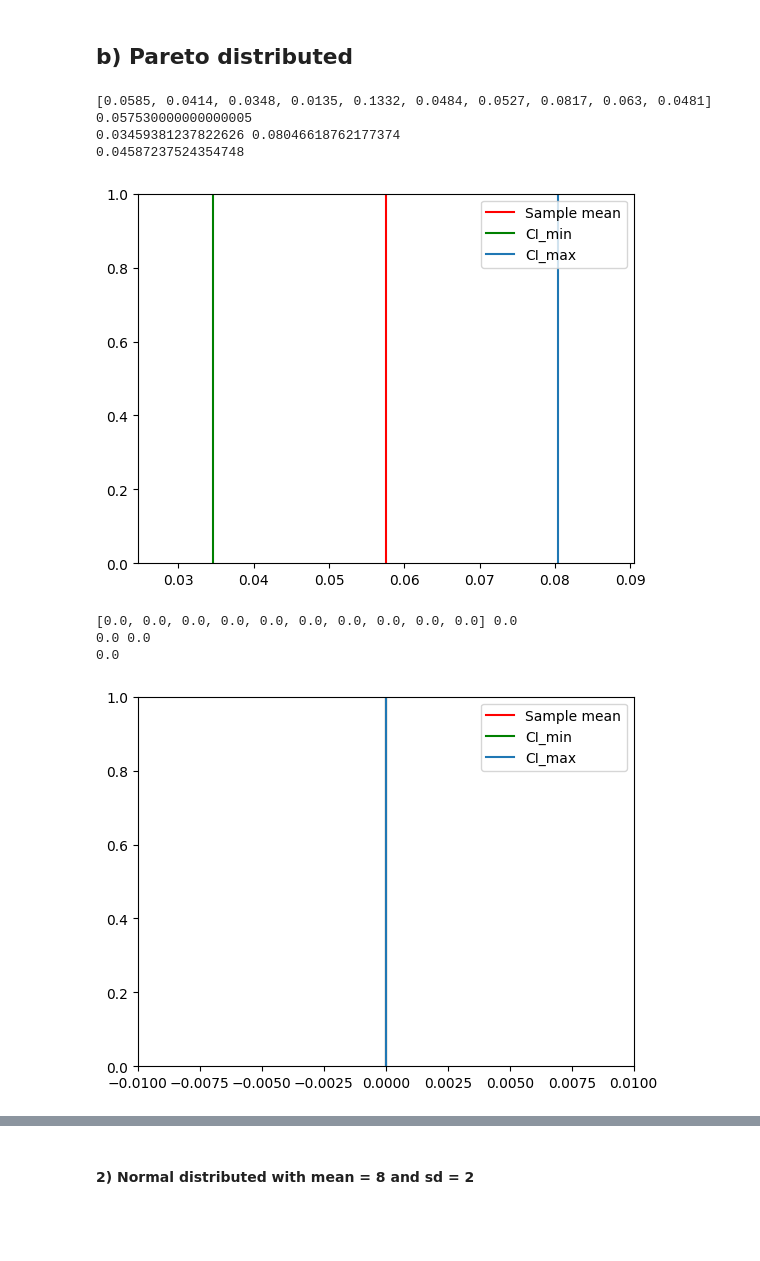
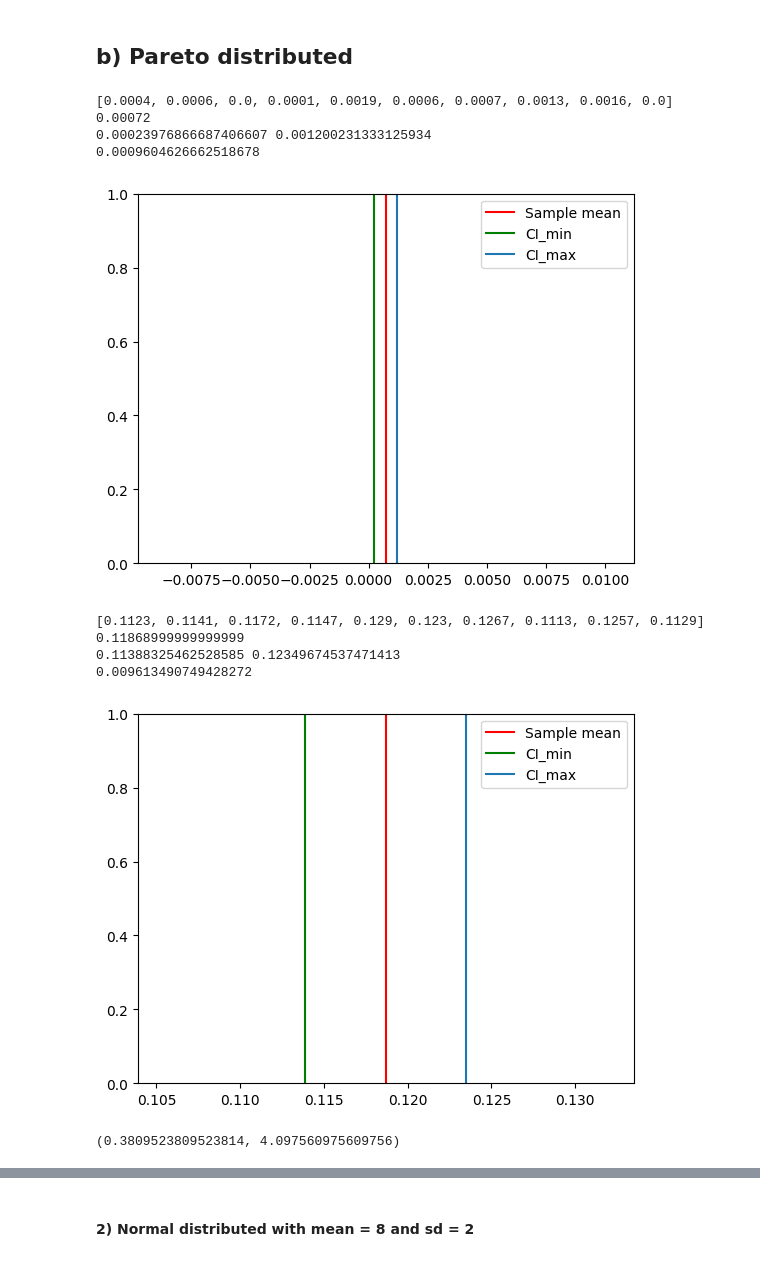
Before and after one commit to s224399/Stoc_sim_2k26, a Jupyter notebook: Exercises(week_1)/Marius/Excercise4.ipynb, the cells around one changed output, grey strips where cells are left out. Cells and saved outputs as stored; diff of their text form; code cells hidden in the pictures; blank space fills up the shorter version.

```diff
--- a/Exercises(week_1)/Marius/Excercise4.ipynb
+++ b/Exercises(week_1)/Marius/Excercise4.ipynb
@@ -332,11 +332,11 @@ plt.legend()
 ## b) Pareto distributed
 # %%
 # Parameters
-np.random.seed(30)
 m = 10
 mean_arrivaltime = 1
 
-def pareto(k):
+def pareto(k,xm):
+    np.random.seed(30)
     # Run simulation
     SIMS = []
     for iter in range(10):
@@ -356,7 +356,8 @@ def pareto(k):
             servers = np.clip(servers, a_min=0, a_max=None)
 
             # Draw random service time
-            service_time = np.random.pareto(k)
+            #service_time = np.random.pareto(k)
+            service_time = ss.pareto.rvs(b=k, scale=xm)
 
             # Check if enough servers
             mask = (servers == 0)
@@ -391,19 +392,25 @@ def pareto(k):
     plt.xlim(CI_min-0.01,CI_max+0.01)
     plt.legend()
 
-pareto(k=1.05)
+k1 = 1.05
+pareto(k=k1,xm=8-8/k1)
 #pareto(k=2.05)
 # %% [output]
-[0.0585, 0.0414, 0.0348, 0.0135, 0.1332, 0.0484, 0.0527, 0.0817, 0.063, 0.0481] 0.057530000000000005
-0.03459381237822626 0.08046618762177374
-0.04587237524354748
+[0.0004, 0.0006, 0.0, 0.0001, 0.0019, 0.0006, 0.0007, 0.0013, 0.0016, 0.0] 0.00072
+0.00023976866687406607 0.001200231333125934
+0.0009604626662518678
-[figure, old version]
+[figure, new version]
 # %%
-pareto(k=2.05)
+k2 = 2.05
+pareto(k=k2, xm=8-8/k2)
 # %% [output]
-[0.0, 0.0, 0.0, 0.0, 0.0, 0.0, 0.0, 0.0, 0.0, 0.0] 0.0
-0.0 0.0
-0.0
+[0.1123, 0.1141, 0.1172, 0.1147, 0.129, 0.123, 0.1267, 0.1113, 0.1257, 0.1129] 0.11868999999999999
+0.11388325462528585 0.12349674537471413
+0.009613490749428272
-[figure, old version]
+[figure, new version]
+# %%
+8-8/k1, 8-8/k2
+# %% [output]
+(0.3809523809523814, 4.097560975609756)
 # %% [markdown]
 ## c) Choose two other distributions
```
Also changed, not shown: parts of 2 cells of this notebook.
